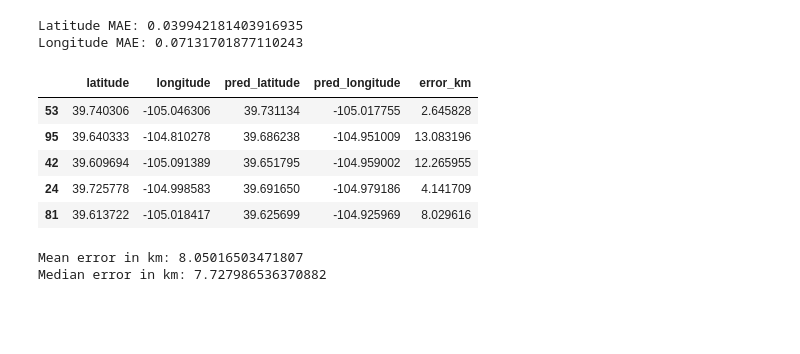
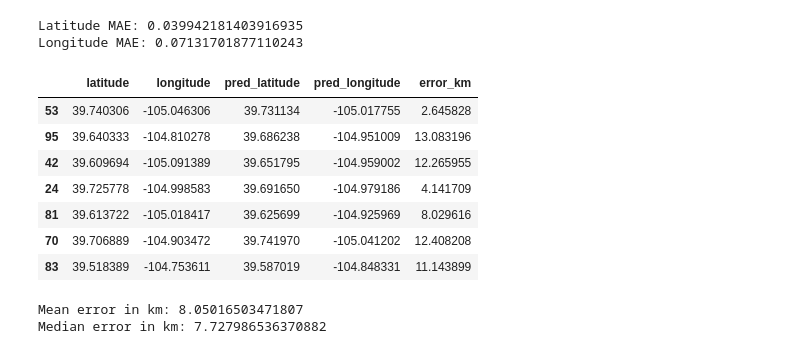
Before and after one commit to djdebonis/linguistic-landscape-geoguesser, a Jupyter notebook: clean_data_train_model.ipynb, the cells around one changed output. Saved outputs shown, nothing was run; the diff lists cells and outputs as text; code cells hidden in the pictures; blank space fills up the shorter version.

```diff
--- a/clean_data_train_model.ipynb
+++ b/clean_data_train_model.ipynb
@@ -235,3 +237,9 @@ Pipeline(steps=[('tfidf',
                                  ngram_range=(2, 5))),
                 ('regressor',
                  MultiOutputRegressor(estimator=Ridge(alpha=0.01)))])
+# %%
+Path("models").mkdir(exist_ok=True)
+
+coord_model.fit(X_train, y_train)
+
+joblib.dump(coord_model, "models/coord_model.joblib")
@@ -288,48 +299,30 @@ print("Longitude MAE:", mae_lng)
 # %% [output]
 Latitude MAE: 0.039942181403916935
 Longitude MAE: 0.07131701877110243
-# %%
-def haversine_distance(lat1, lon1, lat2, lon2):
-    R = 6371  # Earth radius in km
-
-    lat1 = np.radians(lat1)
-    lon1 = np.radians(lon1)
-    lat2 = np.radians(lat2)
-    lon2 = np.radians(lon2)
-
-    dlat = lat2 - lat1
-    dlon = lon2 - lon1
-
-    a = (
-        np.sin(dlat / 2) ** 2
-        + np.cos(lat1) * np.cos(lat2) * np.sin(dlon / 2) ** 2
-    )
-
-    c = 2 * np.arcsin(np.sqrt(a))
-
-    return R * c
 # %%
 pred_df["error_km"] = haversine_distance(
     pred_df["latitude"],
     pred_df["longitude"],
     pred_df["pred_latitude"],
     pred_df["pred_longitude"]
 )
 
 pred_df[[
     "latitude",
     "longitude",
     "pred_latitude",
     "pred_longitude",
     "error_km"
-]].head()
+]].head(7)
 # %% [output]
 |  | latitude | longitude | pred_latitude | pred_longitude | error_km |
 | 53 | 39.740306 | -105.046306 | 39.731134 | -105.017755 | 2.645828 |
 | 95 | 39.640333 | -104.810278 | 39.686238 | -104.951009 | 13.083196 |
 | 42 | 39.609694 | -105.091389 | 39.651795 | -104.959002 | 12.265955 |
 | 24 | 39.725778 | -104.998583 | 39.691650 | -104.979186 | 4.141709 |
 | 81 | 39.613722 | -105.018417 | 39.625699 | -104.925969 | 8.029616 |
+| 70 | 39.706889 | -104.903472 | 39.741970 | -105.041202 | 12.408208 |
+| 83 | 39.518389 | -104.753611 | 39.587019 | -104.848331 | 11.143899 |
 # %%
 print("Mean error in km:", pred_df["error_km"].mean())
 print("Median error in km:", pred_df["error_km"].median())
```
Also changed, not shown: parts of 4 cells of this notebook, 4 other files.
